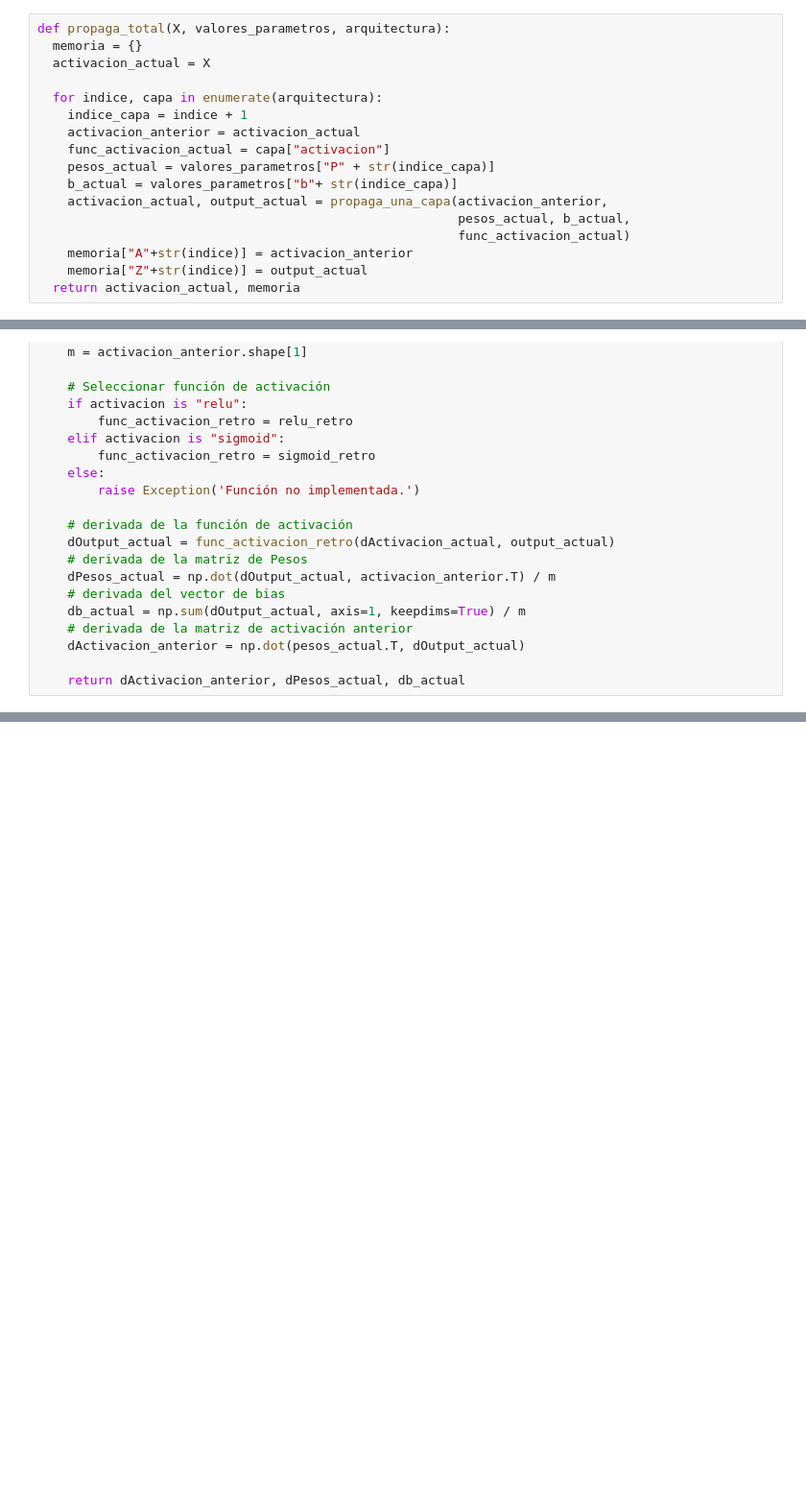
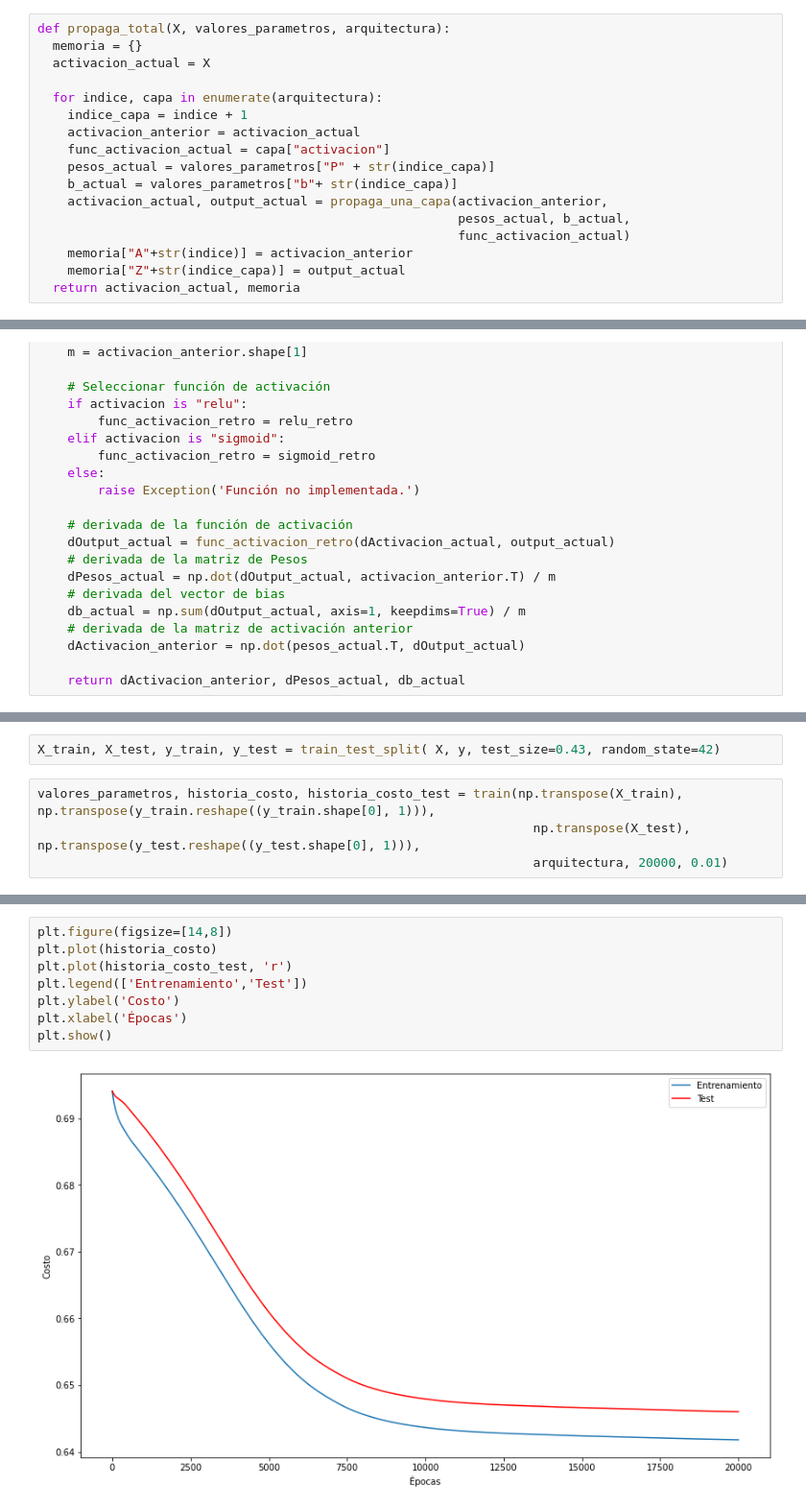
Before and after one commit to ahcamachod/1864-regresion-implementa-una-red-neuronal-con-numpy, a Jupyter notebook: RRN.ipynb, the cells around one changed output, grey strips where cells are left out. Shown at 96% size. Cells and saved outputs as stored; diff of their text form; blank space fills up the shorter version.

```diff
--- a/RRN.ipynb
+++ b/RRN.ipynb
@@ -132,7 +132,7 @@ def propaga_total(X, valores_parametros, arquitectura):
                                                         pesos_actual, b_actual,
                                                         func_activacion_actual)
     memoria["A"+str(indice)] = activacion_anterior
-    memoria["Z"+str(indice)] = output_actual
+    memoria["Z"+str(indice_capa)] = output_actual
   return activacion_actual, memoria
 # %% [markdown]
 ## 2.3 Probando la red
@@ -239,0 +279,6 @@ def retropropagacion_una_capa(dActivacion_actual, pesos_actual, b_actual, output
+# %%
+X_train, X_test, y_train, y_test = train_test_split( X, y, test_size=0.43, random_state=42)
+# %%
+valores_parametros, historia_costo, historia_costo_test = train(np.transpose(X_train), np.transpose(y_train.reshape((y_train.shape[0], 1))),
+                                                                  np.transpose(X_test), np.transpose(y_test.reshape((y_test.shape[0], 1))),
+                                                                  arquitectura, 20000, 0.01)
@@ -239,0 +303,10 @@ def retropropagacion_una_capa(dActivacion_actual, pesos_actual, b_actual, output
+# %%
+plt.figure(figsize=[14,8])
+plt.plot(historia_costo)
+plt.plot(historia_costo_test, 'r')
+plt.legend(['Entrenamiento','Test'])
+plt.ylabel('Costo')
+plt.xlabel('Épocas')
+plt.show()
+# %% [output]
+[figure, added]
```
Also changed, not shown: parts of 10 cells of this notebook.
